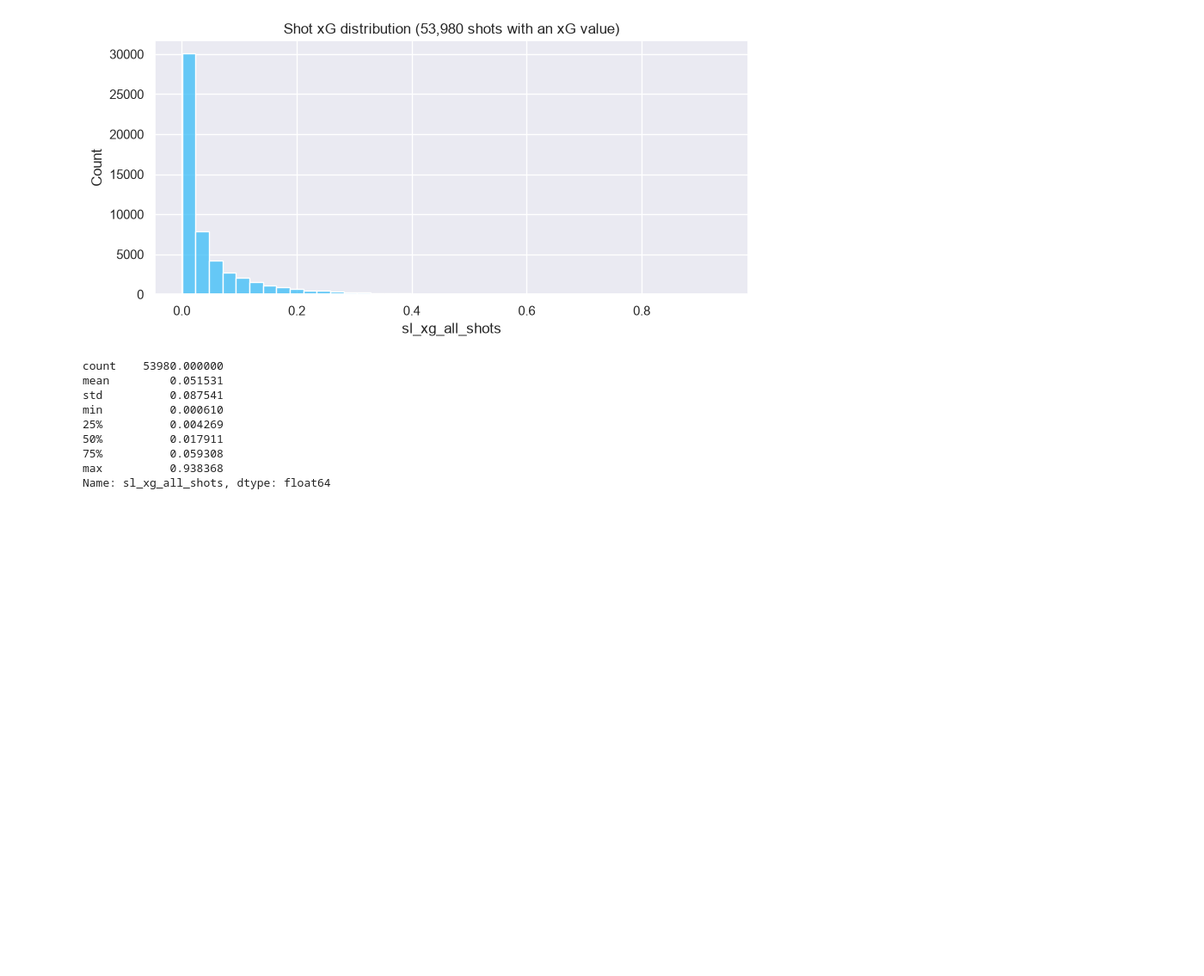
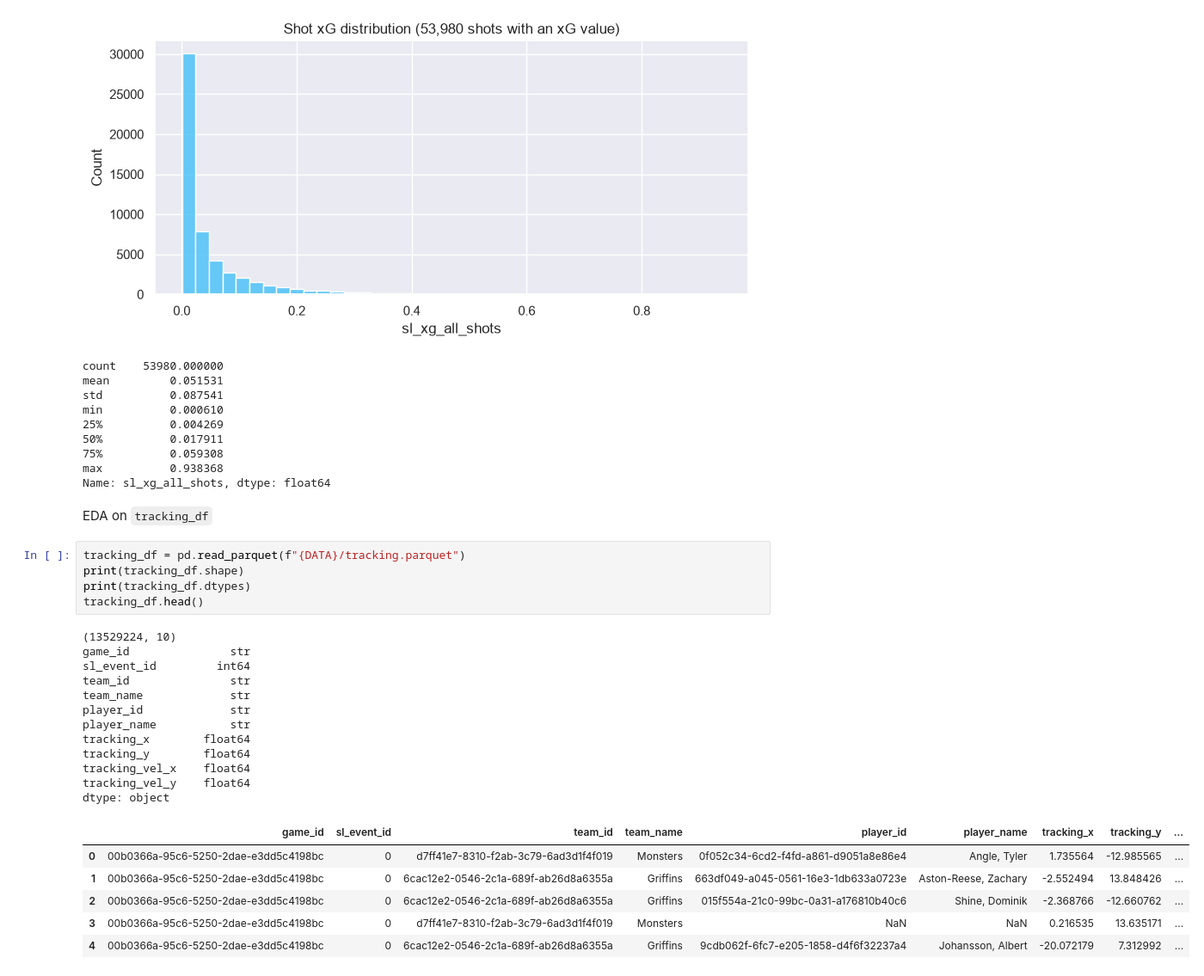
Before and after one commit to Nick3429/halo-forecheck-speed, a Jupyter notebook: eda.ipynb, the cells around one changed output. Shown at 86% size. Saved outputs shown, nothing was run; the diff lists cells and outputs as text; blank space fills up the shorter version.

```diff
--- a/eda.ipynb
+++ b/eda.ipynb
@@ -436,3 +436,29 @@ min          0.000610
 75%          0.059308
 max          0.938368
 Name: sl_xg_all_shots, dtype: float64
+# %% [markdown]
+EDA on `tracking_df`
+# %%
+tracking_df = pd.read_parquet(f"{DATA}/tracking.parquet")
+print(tracking_df.shape)
+print(tracking_df.dtypes)
+tracking_df.head()
+# %% [output]
+(13529224, 10)
+game_id               str
+sl_event_id         int64
+team_id               str
+team_name             str
+player_id             str
+player_name           str
+tracking_x        float64
+tracking_y        float64
+tracking_vel_x    float64
+tracking_vel_y    float64
+dtype: object
+|  | game_id | sl_event_id | team_id | team_name | player_id | player_name | tracking_x | tracking_y | ... |
+| 0 | 00b0366a-95c6-5250-2dae-e3dd5c4198bc | 0 | d7ff41e7-8310-f2ab-3c79-6ad3d1f4f019 | Monsters | 0f052c34-6cd2-f4fd-a861-d9051a8e86e4 | Angle, Tyler | 1.735564 | -12.985565 | ... |
+| 1 | 00b0366a-95c6-5250-2dae-e3dd5c4198bc | 0 | 6cac12e2-0546-2c1a-689f-ab26d8a6355a | Griffins | 663df049-a045-0561-16e3-1db633a0723e | Aston-Reese, Zachary | -2.552494 | 13.848426 | ... |
+| 2 | 00b0366a-95c6-5250-2dae-e3dd5c4198bc | 0 | 6cac12e2-0546-2c1a-689f-ab26d8a6355a | Griffins | 015f554a-21c0-99bc-0a31-a176810b40c6 | Shine, Dominik | -2.368766 | -12.660762 | ... |
+| 3 | 00b0366a-95c6-5250-2dae-e3dd5c4198bc | 0 | d7ff41e7-8310-f2ab-3c79-6ad3d1f4f019 | Monsters | NaN | NaN | 0.216535 | 13.635171 | ... |
+| 4 | 00b0366a-95c6-5250-2dae-e3dd5c4198bc | 0 | 6cac12e2-0546-2c1a-689f-ab26d8a6355a | Griffins | 9cdb062f-6fc7-e205-1858-d4f6f32237a4 | Johansson, Albert | -20.072179 | 7.312992 | ... |
```
Also changed, not shown: parts of 3 cells of this notebook.
